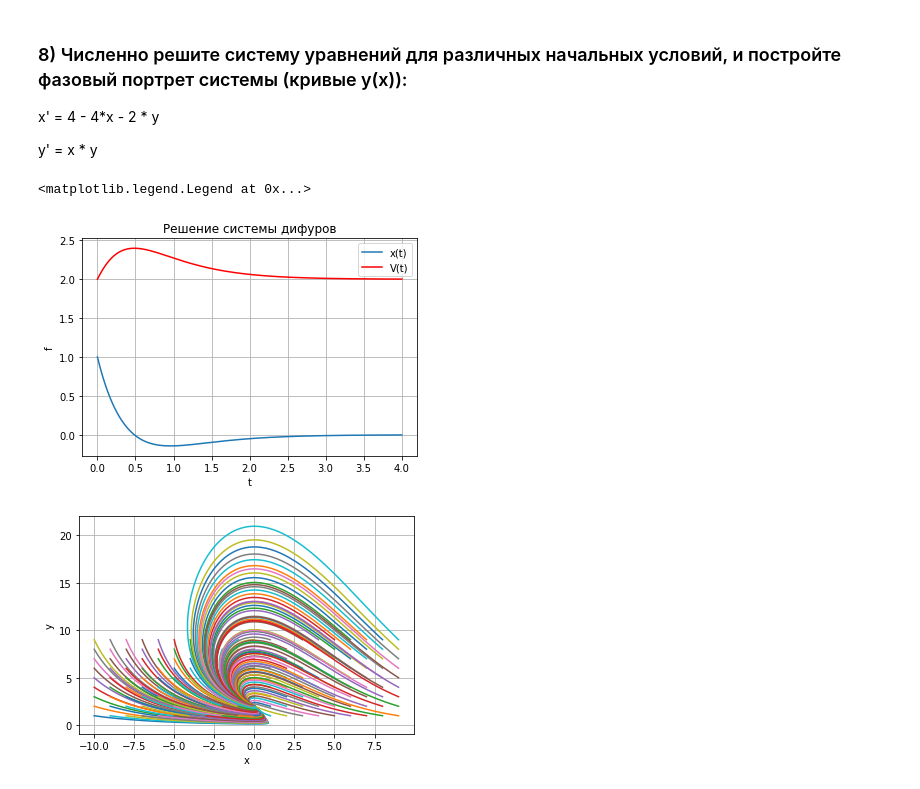
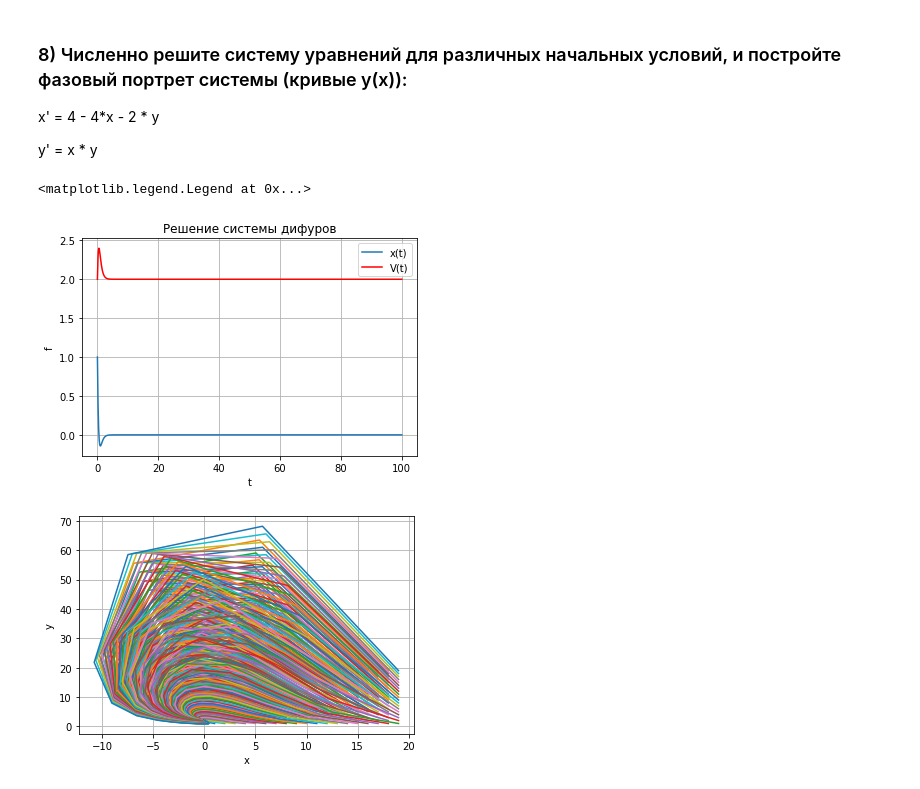
Before and after one commit to egordionok/MAI, a Jupyter notebook: MAI Practice2/Practice2.ipynb, the cells around one changed output. Drawn from its saved outputs; the diff is of its cells as text; code cells hidden in the pictures.

```diff
--- a/MAI Practice2/Practice2.ipynb
+++ b/MAI Practice2/Practice2.ipynb
@@ -176,7 +174,7 @@ def odesys(x, t):
     return [dx0, dx1]
 
 x0 = [1, 2]
-t = np.linspace(0, 4, 1000)
+t = np.linspace(0, 100, 1000)
 X = odeint(odesys, x0, t)
 plt.plot(t,X[:,0])
 plt.plot(t,X[:,1],color='red')
@@ -187,17 +185,18 @@ plt.grid()
 plt.legend(["x(t)","V(t)"])
 # %% [output]
 <matplotlib.legend.Legend at 0x...>
-[figure, old version]
+[figure, new version]
 # %%
-for i in np.arange(-10, 10, 1):
-    for j in np.arange(1, 10, 1):
+
+for i in range(1, 10, 1):
+    for j in range(1, 20, 1):
         x0 = [i, j]
         X = odeint(odesys, x0, t)
         plt.plot(X[:,0],X[:,1])
 
 
 plt.xlabel('x')
 plt.ylabel('y')
 plt.grid()
 # %% [output]
-[figure, old version]
+[figure, new version]
```
Also changed, not shown: parts of 1 cell of this notebook, 6 other files.
